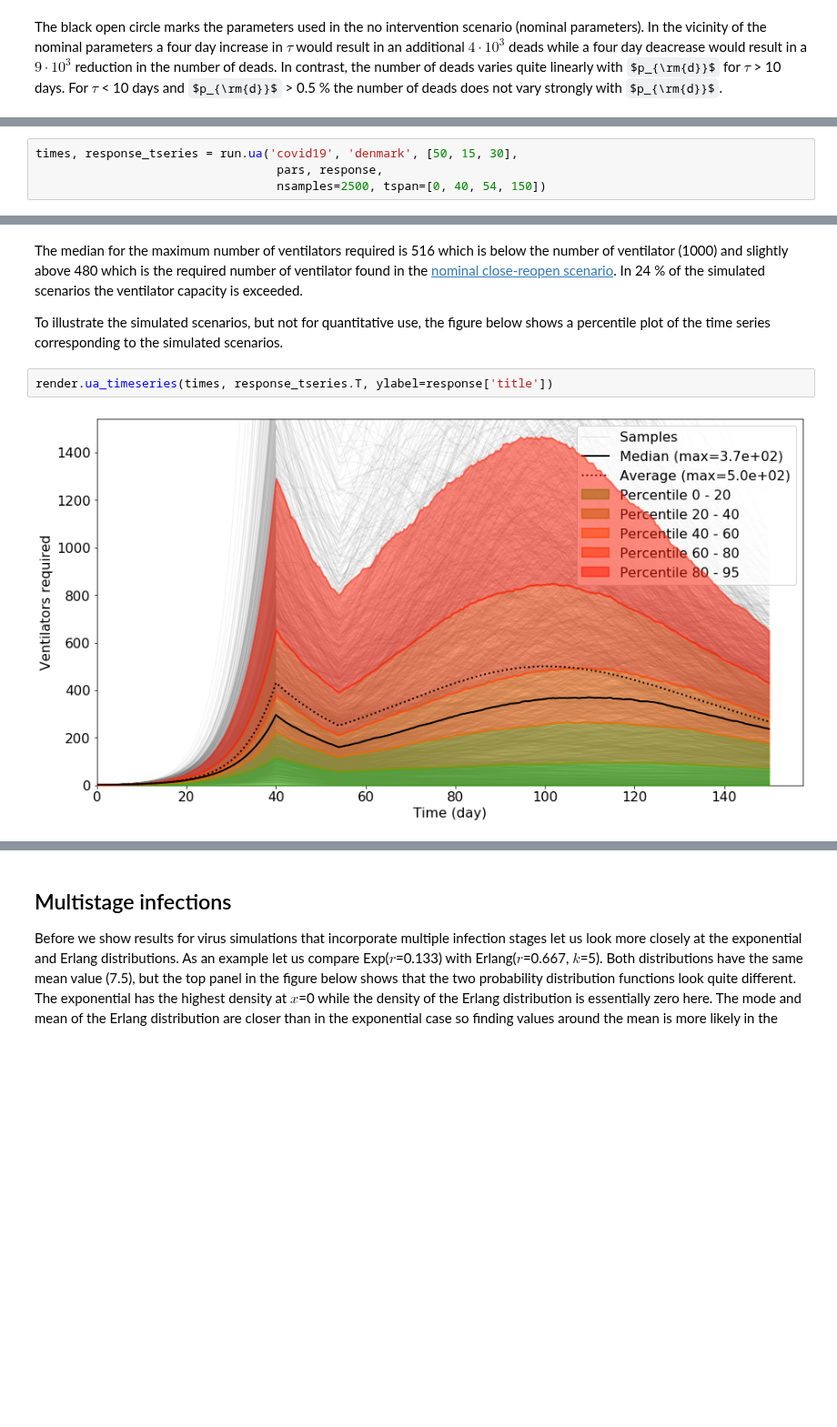
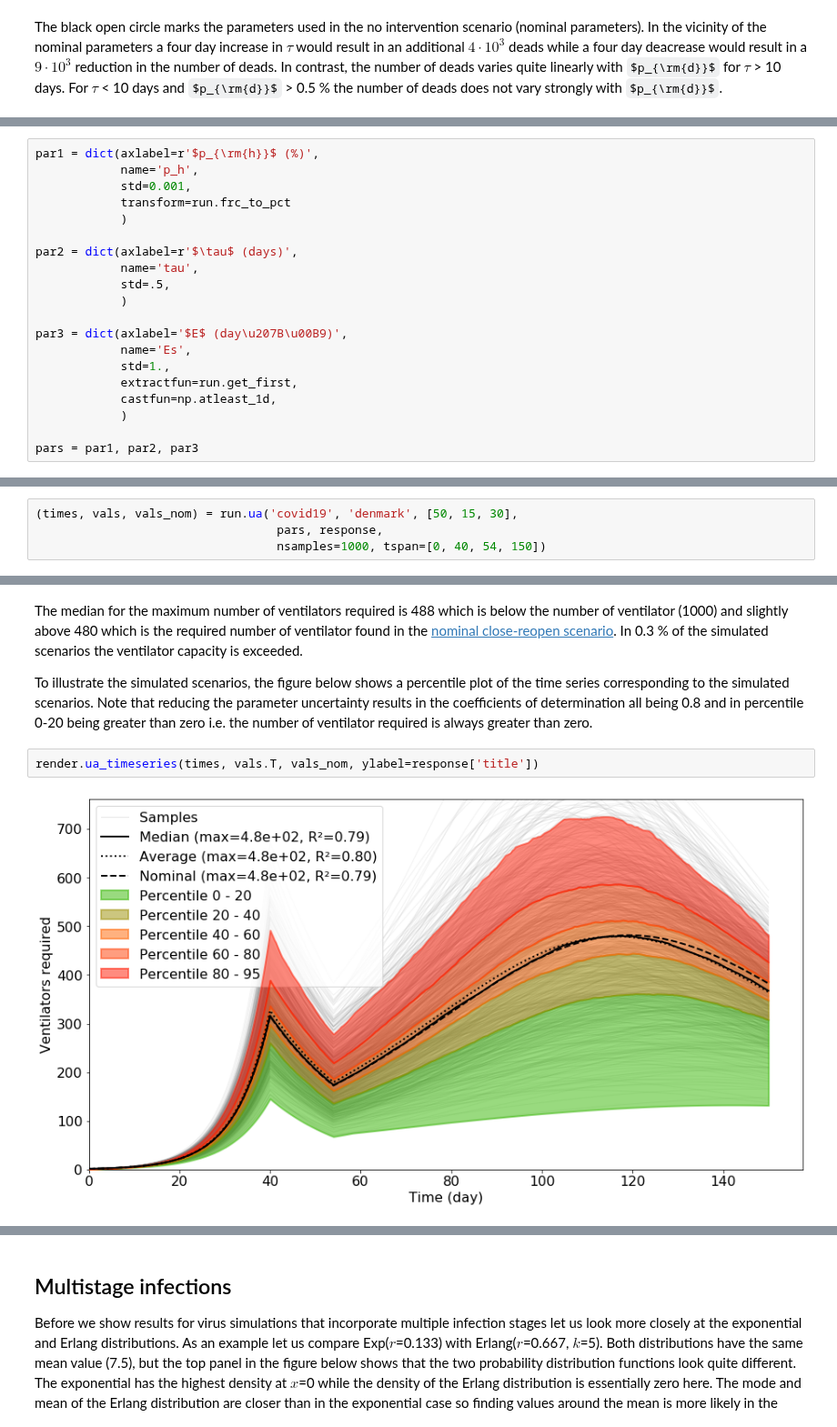
Before and after one commit to mrsonne/virus, a Jupyter notebook: virus.ipynb, the cells around one changed output, grey strips where cells are left out. Shown at 91% size. Cells and saved outputs as stored; diff of their text form; some formulas as TeX source; blank space fills up the shorter version.

Commit message:
improve discussion on medians of simulation posterior

```diff
--- a/virus.ipynb
+++ b/virus.ipynb
@@ -413,0 +423,20 @@ Here we will rerun the closing-reopening scenario but taking into account parame
+# %%
+par1 = dict(axlabel=r'$p_{\rm{h}}$ (%)',
+            name='p_h',
+            std=0.001,
+            transform=run.frc_to_pct
+            )
+
+par2 = dict(axlabel=r'$\tau$ (days)',
+            name='tau',
+            std=.5,
+            )
+
+par3 = dict(axlabel='$E$ (day\u207B\u00B9)',
+            name='Es',
+            std=1.,
+            extractfun=run.get_first,
+            castfun=np.atleast_1d,
+            )
+
+pars = par1, par2, par3
@@ -414,5 +445,5 @@ Here we will rerun the closing-reopening scenario but taking into account parame
 # %%
-times, response_tseries = run.ua('covid19', 'denmark', [50, 15, 30],
+(times, vals, vals_nom) = run.ua('covid19', 'denmark', [50, 15, 30],
                                   pars, response,
-                                  nsamples=2500, tspan=[0, 40, 54, 150])
+                                  nsamples=1000, tspan=[0, 40, 54, 150])
 # %% [output]
@@ -420,8 +451,8 @@ times, response_tseries = run.ua('covid19', 'denmark', [50, 15, 30],
 # %% [markdown]
-The median for the maximum number of ventilators required is 516 which is below the number of ventilator (1000) and slightly above 480 which is the required number of ventilator found in the [nominal close-reopen scenario](#nominal_close_reopen). In 24 % of the simulated scenarios the ventilator capacity is exceeded.
+The median for the maximum number of ventilators required is 488 which is below the number of ventilator (1000) and slightly above 480 which is the required number of ventilator found in the [nominal close-reopen scenario](#nominal_close_reopen). In 0.3 % of the simulated scenarios the ventilator capacity is exceeded.
 
-To illustrate the simulated scenarios, but not for quantitative use, the figure below shows a percentile plot of the time series corresponding to the simulated scenarios.
+To illustrate the simulated scenarios, the figure below shows a percentile plot of the time series corresponding to the simulated scenarios. Note that reducing the parameter uncertainty results in the coefficients of determination all being 0.8 and in percentile 0-20 being greater than zero i.e. the number of ventilator required is always greater than zero.
 # %%
-render.ua_timeseries(times, response_tseries.T, ylabel=response['title'])
+render.ua_timeseries(times, vals.T, vals_nom, ylabel=response['title'])
 # %% [output]
-[figure, old version]
+[figure, new version]
```
Also changed, not shown: parts of 10 cells of this notebook.
